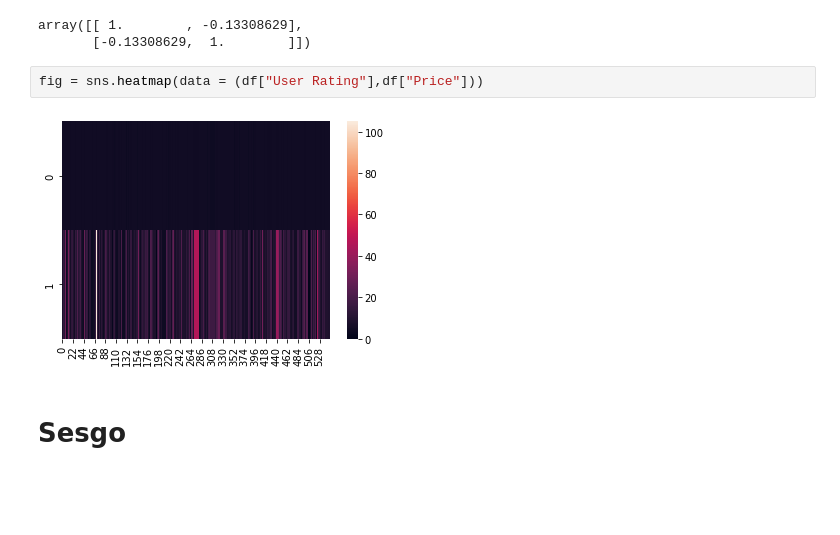
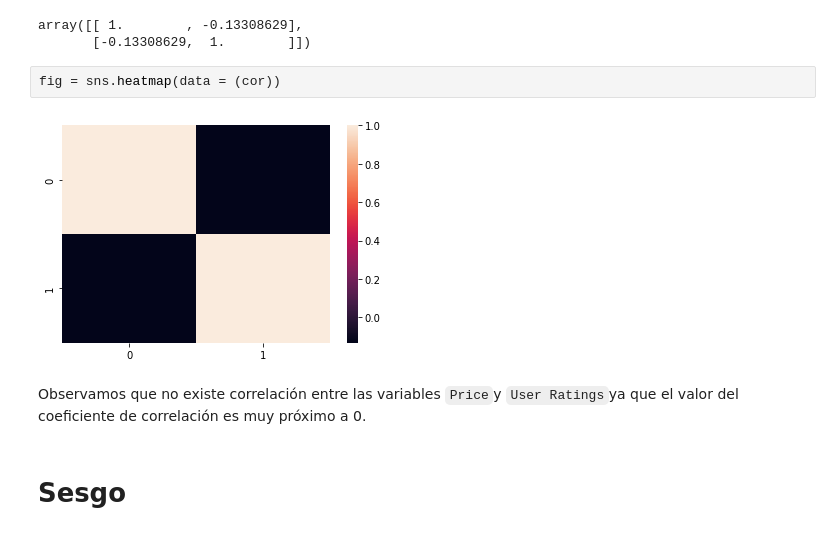
Before and after one commit to Adalab/DA-promo-A-module-2-pairprog-2-pair-3-Alicia-Laura, a Jupyter notebook: Estadistica/pair_estad_3.ipynb, the cells around one changed output. Drawn from its saved outputs; the diff is of its cells as text; blank space fills up the shorter version.

```diff
--- a/Estadistica/pair_estad_3.ipynb
+++ b/Estadistica/pair_estad_3.ipynb
@@ -235,9 +208,11 @@ cor
 array([[ 1.        , -0.13308629],
        [-0.13308629,  1.        ]])
 # %%
-fig = sns.heatmap(data = (df["User Rating"],df["Price"]))
+fig = sns.heatmap(data = (cor))
 # %% [output]
-[figure, old version]
+[figure, new version]
+# %% [markdown]
+Observamos que no existe correlación entre las variables `Price`y `User Ratings`ya que el valor del coeficiente de correlación es muy próximo a 0.
 # %% [markdown]
 # Sesgo
 # %% [markdown]
```
Also changed, not shown: parts of 40 cells of this notebook.
